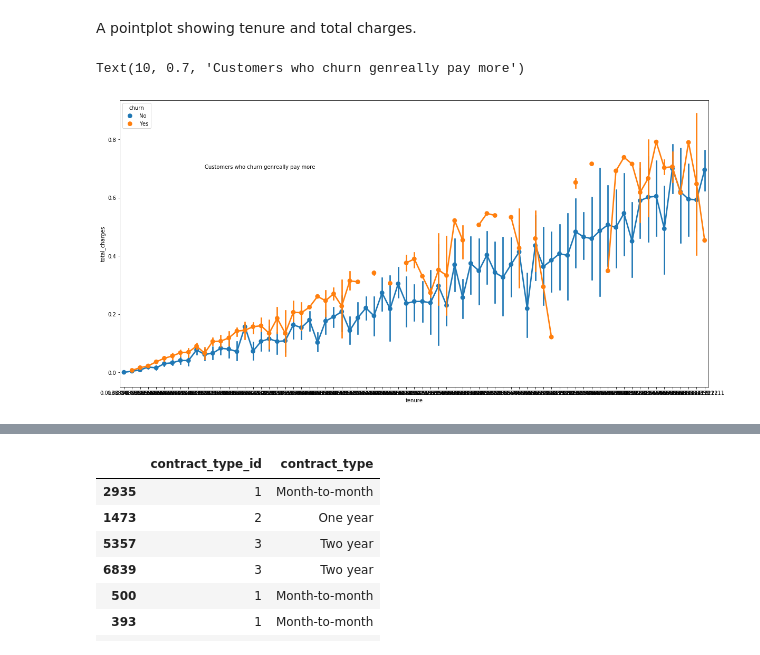
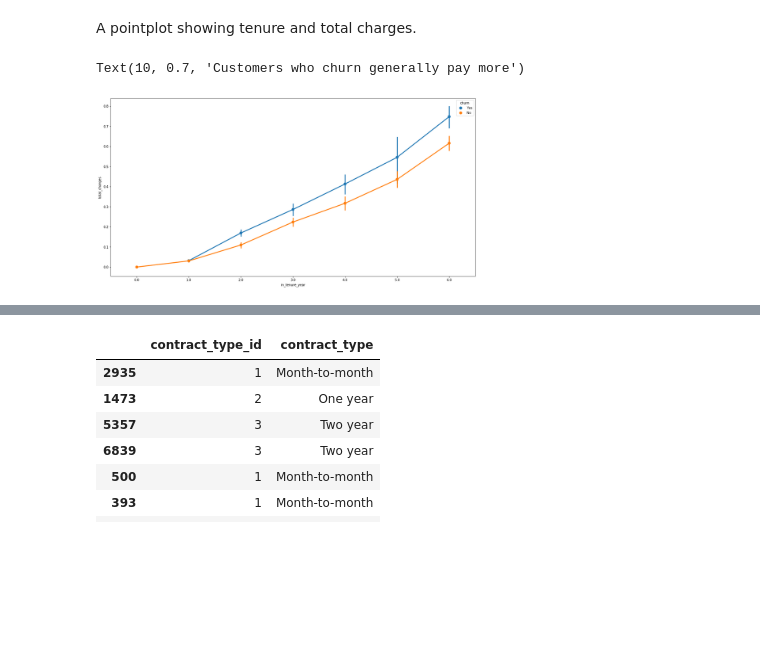
Before and after one commit to classification-telco-project-sanmaco/classification-telco, a Jupyter notebook: MZ_working_notebook.ipynb, the cells around one changed output, grey strips where cells are left out. Saved outputs shown, nothing was run; the diff lists cells and outputs as text; code cells hidden in the pictures; blank space fills up the shorter version.

```diff
--- a/MZ_working_notebook.ipynb
+++ b/MZ_working_notebook.ipynb
@@ -1284,11 +1341,11 @@ plt.plot(df_encoded.tenure, df_encoded.monthly_charges, linestyle='None', marker
 A pointplot showing tenure and total charges.
 # %%
 plt.figure(figsize=(20, 10))
-sns.pointplot(data=train.sample(1000), x='tenure', y='total_charges', hue='churn')
+sns.pointplot(data=train.sample(1000), x='in_tenure_year', y='total_charges', hue='churn')
 plt.annotate('Customers who churn generally pay more', (10, 0.7))
 # %% [output]
-Text(10, 0.7, 'Customers who churn genreally pay more')
+Text(10, 0.7, 'Customers who churn generally pay more')
-[figure, old version]
+[figure, new version]
 # %% [markdown]
 #### What can you say about each variable's relationship to churn, based on your initial exploration? If there appears to be some sort of interaction or correlation, assume there is no causal relationship and brainstorm (and document) ideas on reasons there could be correlation.
 
```
Also changed, not shown: parts of 6 cells of this notebook.
